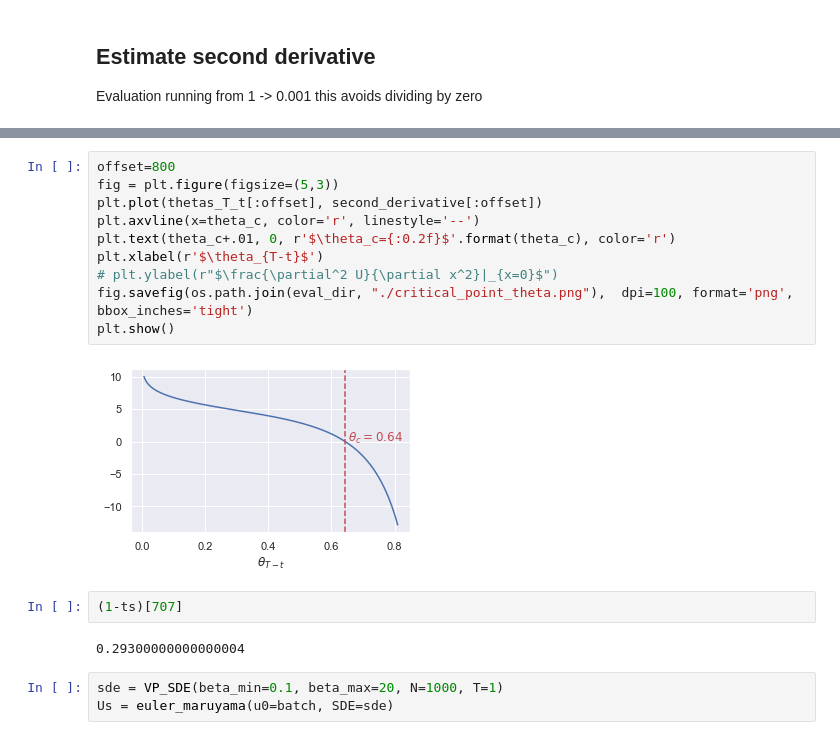
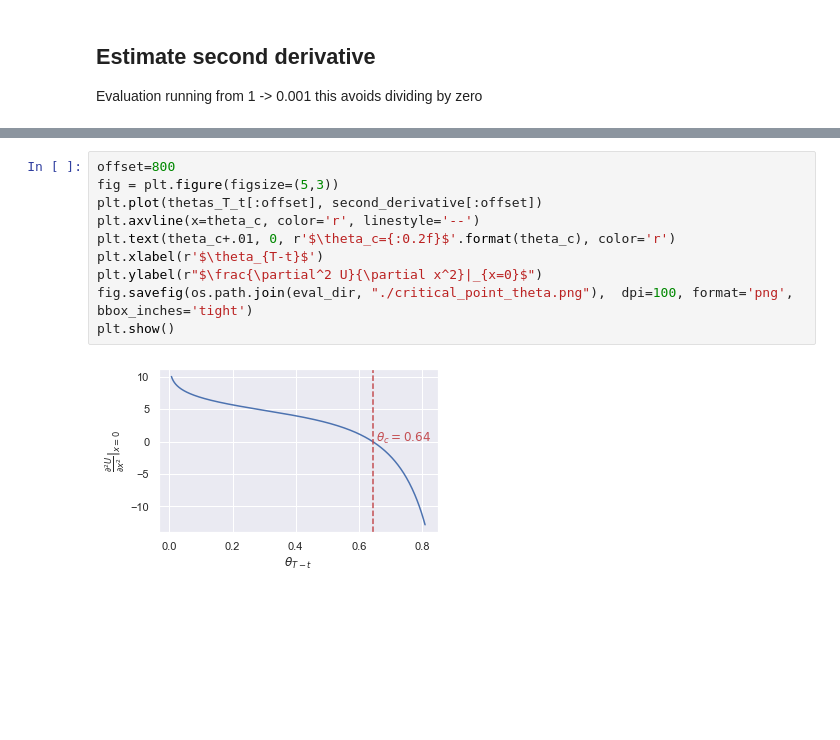
Before and after one commit to gabrielraya/symmetry_breaking_diffusion_models, a Jupyter notebook: notebooks/1d_example.ipynb, the cells around one changed output, grey strips where cells are left out. Cells and saved outputs as stored; diff of their text form; blank space fills up the shorter version.

```diff
--- a/notebooks/1d_example.ipynb
+++ b/notebooks/1d_example.ipynb
@@ -659,19 +616,12 @@ plt.show()
 # %%
 offset=800
 fig = plt.figure(figsize=(5,3))
 plt.plot(thetas_T_t[:offset], second_derivative[:offset])
 plt.axvline(x=theta_c, color='r', linestyle='--')
 plt.text(theta_c+.01, 0, r'$\theta_c={:0.2f}$'.format(theta_c), color='r')
 plt.xlabel(r'$\theta_{T-t}$')
-# plt.ylabel(r"$\frac{\partial^2 U}{\partial x^2}|_{x=0}$")
+plt.ylabel(r"$\frac{\partial^2 U}{\partial x^2}|_{x=0}$")
 fig.savefig(os.path.join(eval_dir, "./critical_point_theta.png"),  dpi=100, format='png', bbox_inches='tight')
 plt.show()
 # %% [output]
-[figure, old version]
+[figure, new version]
-# %%
-(1-ts)[707]
-# %% [output]
-0.29300000000000004
-# %%
-sde = VP_SDE(beta_min=0.1, beta_max=20, N=1000, T=1)
-Us = euler_maruyama(u0=batch, SDE=sde)
```
Also changed, not shown: parts of 48 cells of this notebook, 2 other files.
